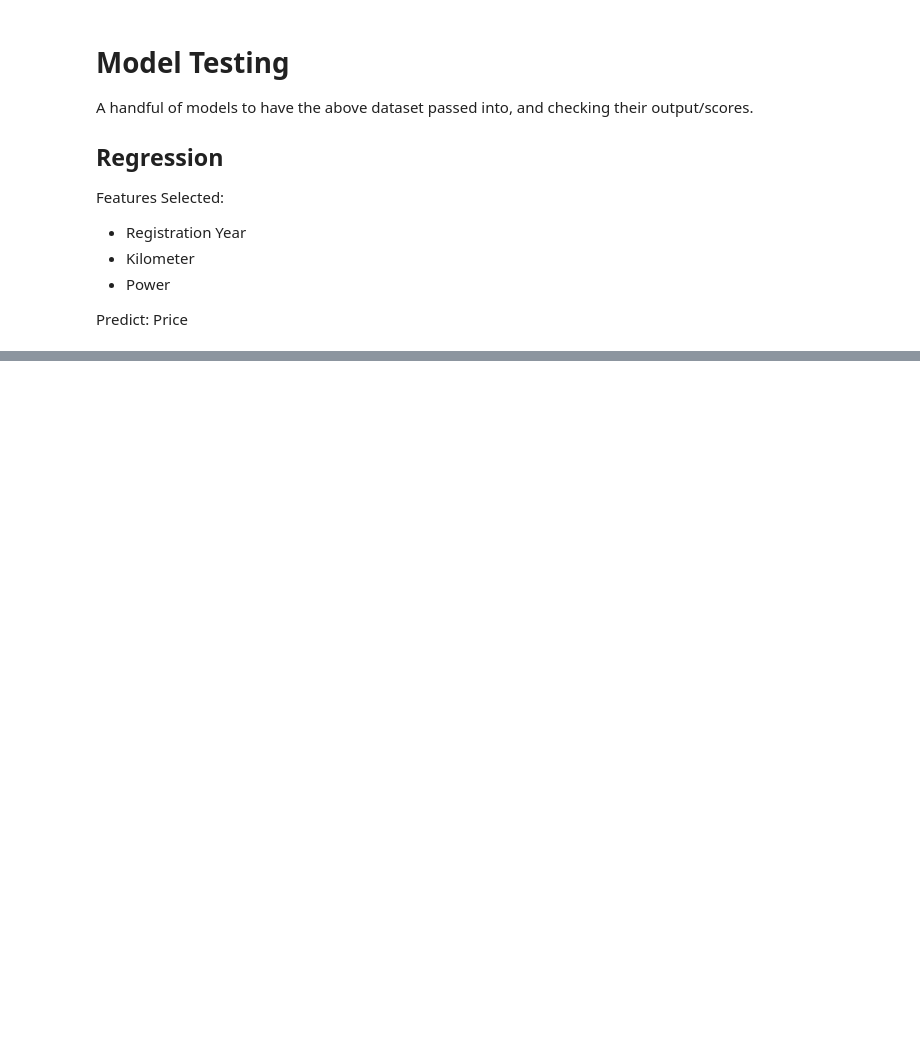
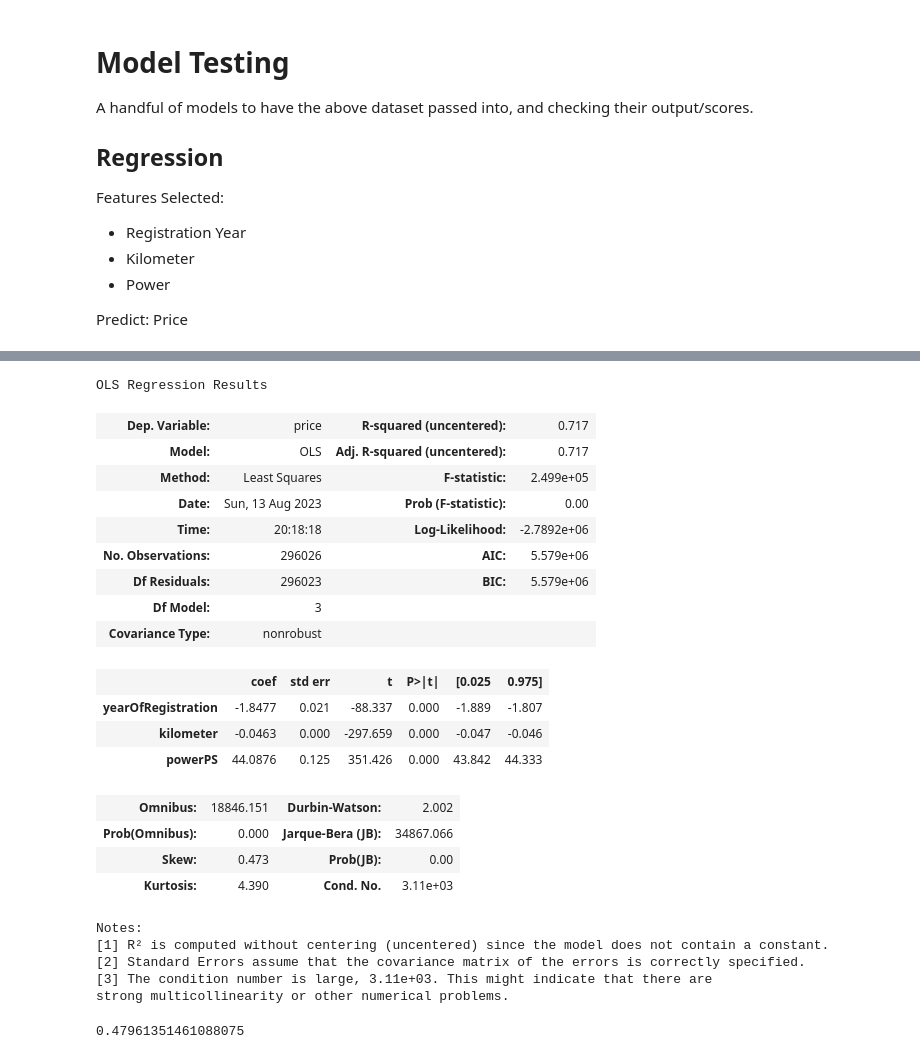
Before and after one commit to Supermjork/Much-Vroom, a Jupyter notebook: notebook/vroom.ipynb, the cells around one changed output, grey strips where cells are left out. Saved outputs shown, nothing was run; the diff lists cells and outputs as text; code cells hidden in the pictures; blank space fills up the shorter version.

```diff
--- a/notebook/vroom.ipynb
+++ b/notebook/vroom.ipynb
@@ -558,0 +583,46 @@ Predict: Price
+# %%
+import statsmodels.api as sm
+
+reg_x_cols = pd.DataFrame(selected_data, columns = dflt_dat)
+reg_y_col  = pd.DataFrame(selected_data, columns = ['price'])
+
+model = sm.OLS(reg_y_col, reg_x_cols).fit()
+
+predicitons = model.predict(reg_x_cols)
+
+model.summary()
+# %% [output]
+OLS Regression Results
+| Dep. Variable: | price | R-squared (uncentered): | 0.717 |
+| Model: | OLS | Adj. R-squared (uncentered): | 0.717 |
+| Method: | Least Squares | F-statistic: | 2.499e+05 |
+| Date: | Sun, 13 Aug 2023 | Prob (F-statistic): | 0.00 |
+| Time: | 20:18:18 | Log-Likelihood: | -2.7892e+06 |
+| No. Observations: | 296026 | AIC: | 5.579e+06 |
+| Df Residuals: | 296023 | BIC: | 5.579e+06 |
+| Df Model: | 3 |  |  |
+| Covariance Type: | nonrobust |  |  |
+|  | coef | std err | t | P>|t| | [0.025 | 0.975] |
+| yearOfRegistration | -1.8477 | 0.021 | -88.337 | 0.000 | -1.889 | -1.807 |
+| kilometer | -0.0463 | 0.000 | -297.659 | 0.000 | -0.047 | -0.046 |
+| powerPS | 44.0876 | 0.125 | 351.426 | 0.000 | 43.842 | 44.333 |
+| Omnibus: | 18846.151 | Durbin-Watson: | 2.002 |
+| Prob(Omnibus): | 0.000 | Jarque-Bera (JB): | 34867.066 |
+| Skew: | 0.473 | Prob(JB): | 0.00 |
+| Kurtosis: | 4.390 | Cond. No. | 3.11e+03 |
+Notes:
+[1] R² is computed without centering (uncentered) since the model does not contain a constant.
+[2] Standard Errors assume that the covariance matrix of the errors is correctly specified.
+[3] The condition number is large, 3.11e+03. This might indicate that there are
+strong multicollinearity or other numerical problems.
+# %%
+from sklearn import linear_model
+
+lm = linear_model.LinearRegression()
+sk_model = lm.fit(reg_x_cols, reg_y_col)
+
+predicitons = lm.predict(reg_x_cols)
+
+lm.score(reg_x_cols, reg_y_col)
+# %% [output]
+0.47961351461088075
```
Also changed, not shown: parts of 3 cells of this notebook.
